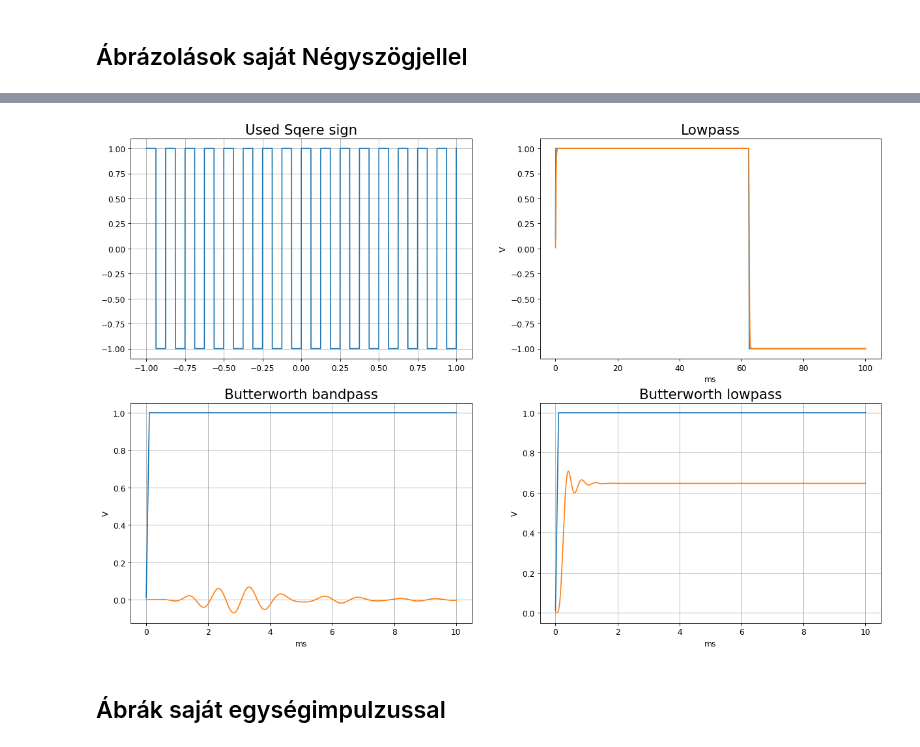
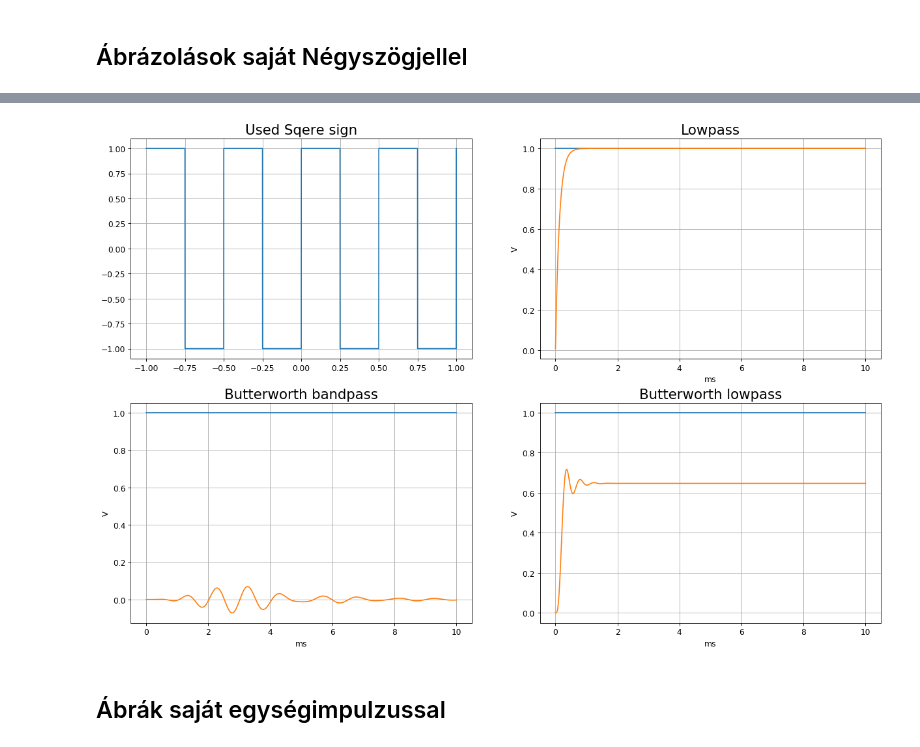
Before and after one commit to Tominano/Numerical-methods-of-physics-II, a Jupyter notebook: 3_feladatsor/3_feladat_Tomi.ipynb, the cells around one changed output, grey strips where cells are left out. Saved outputs shown, nothing was run; the diff lists cells and outputs as text; code cells hidden in the pictures.

```diff
--- a/3_feladatsor/3_feladat_Tomi.ipynb
+++ b/3_feladatsor/3_feladat_Tomi.ipynb
@@ -334,6 +335,5 @@ grid(True)
 # %% [markdown]
 ## Ábrázolások saját Négyszögjellel
 # %%
-t = linspace(-1, 1, 10000)
-sqi = interp1d(t, Nszög(1,8,t), kind = 'linear')
-plot(t,sqi(t))
+t = linspace(-1, 1, 10001)
+sqi = interp1d(t, Nszög(1,2,t), kind = 'linear')
@@ -347,35 +344,36 @@ subplots_adjust(left=None, bottom=None, right=None, top=None, wspace=None, hspac
 subplot(2, 2, 1)
 title("Used Sqere sign")
 plot(t,sqi(t))
 grid(True)
 
 subplot(2, 2, 2)
 title("Lowpass")
-t_negy_0, s_negy_0, r_negy_0 = run_transient(c_0, sqi, tstart=0, tstop=10e-2)
+t_negy_0, s_negy_0, r_negy_0 = run_transient(c_0, sqi, tstart=0, tstop=10e-3)
 plot(t_negy_0 * 1e3, s_negy_0)
 plot(t_negy_0 * 1e3, r_negy_0)
 xlabel("ms")
 ylabel("V")
+grid(True)
 
 subplot(2, 2, 3)
 title("Butterworth bandpass")
 t_negy_1, s_negy_1, r_negy_1 = run_transient(c_1,sqi, tstart=0, tstop=10e-3)
 plot(t_negy_1 * 1e3, s_negy_1)
 plot(t_negy_1 * 1e3, r_negy_1)
 xlabel("ms")
 ylabel("V")
 grid(True)
 
 subplot(2, 2, 4)
 title("Butterworth lowpass")
 t_negy_2, s_negy_2, r_negy_2 = run_transient(c_2,sqi, tstart=0, tstop=10e-3)
 plot(t_negy_2 * 1e3, s_negy_2)
 plot(t_negy_2 * 1e3, r_negy_2)
 xlabel("ms")
 ylabel("V")
 grid(True)
 # %% [output]
-[figure, old version]
+[figure, new version]
 # %% [markdown]
 ## Ábrák saját egységimpulzussal
 # %%
```
Also changed, not shown: parts of 13 cells of this notebook, 1 other file.
